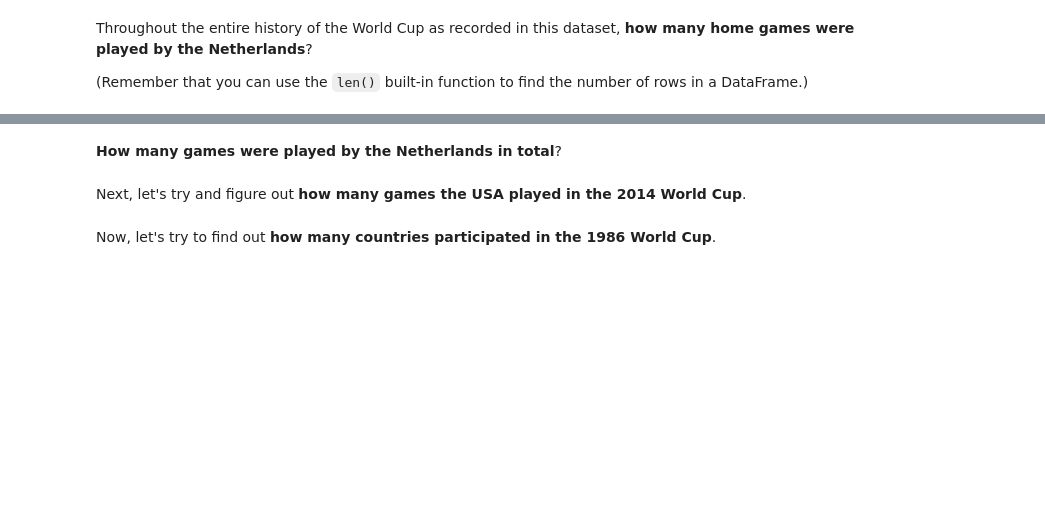
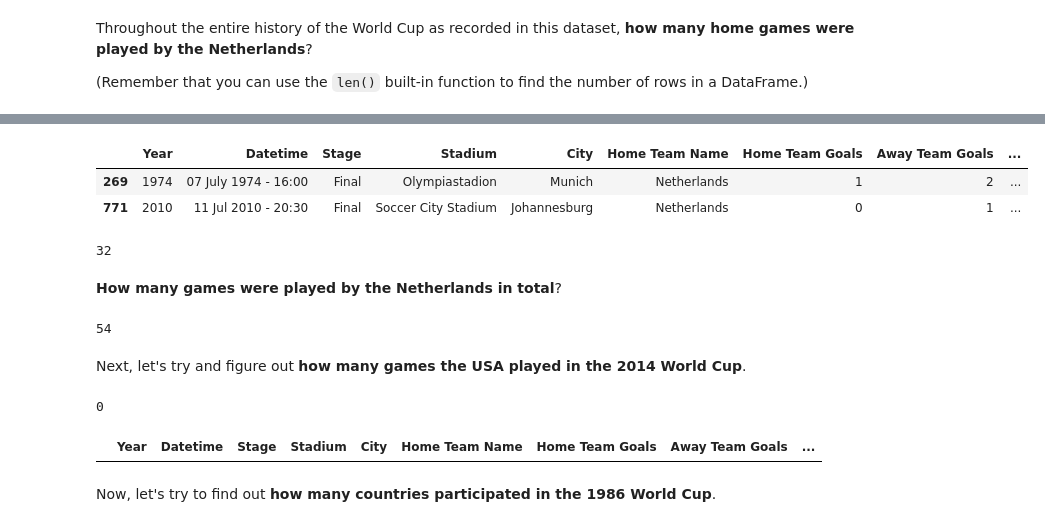
Before and after one commit to Ngamimuli/learning-DVF-PT, a Jupyter notebook: Gloria_Muli_pandaslab_1.ipynb, the cells around one changed output, grey strips where cells are left out. Drawn from its saved outputs; the diff is of its cells as text; code cells hidden in the pictures; blank space fills up the shorter version.

```diff
--- a/Gloria_Muli_pandaslab_1.ipynb
+++ b/Gloria_Muli_pandaslab_1.ipynb
@@ -148,2 +159,14 @@ Throughout the entire history of the World Cup as recorded in this dataset, **ho
+# %%
+df[(df["Home Team Name"] == "Netherlands") & (df["Stage"] == "Final")]
+#this is the dislay of the games played by netherlands
+# %% [output]
+|  | Year | Datetime | Stage | Stadium | City | Home Team Name | Home Team Goals | Away Team Goals | ... |
+| 269 | 1974 | 07 July 1974 - 16:00 | Final | Olympiastadion | Munich | Netherlands | 1 | 2 | ... |
+| 771 | 2010 | 11 Jul 2010 - 20:30 | Final | Soccer City Stadium | Johannesburg | Netherlands | 0 | 1 | ... |
+# %%
+# This the total number of homegames played by Netherlands
+df.loc[df['Home Team Name'] == 'Netherlands', 'Home Team Name'].count()
+# %% [output]
+32
 # %% [markdown]
 **How many games were played by the Netherlands in total**?
@@ -152,2 +173,7 @@ Throughout the entire history of the World Cup as recorded in this dataset, **ho
+# %%
+# the code to total number of games played by netherlands (both homegames and away)
+len(df[(df["Home Team Name"] == "Netherlands") | (df["Away Team Name"] == "Netherlands")])
+# %% [output]
+54
 # %% [markdown]
 Next, let's try and figure out **how many games the USA played in the 2014 World Cup**.
@@ -156,3 +180,13 @@ Next, let's try and figure out **how many games the USA played in the 2014 World
+# %%
+# the number of games played by the USA in the 2014 worldcup
+len(df[(df["Home Team Name"] == "United States of America") | (df["Away Team Name"] == "United States of America")])
+# %% [output]
+0
+# %%
+# the code below has indicated the index of the column and row factor of games played by USA
+df.loc[(df['Home Team Name'] == 'United States of America') + (df['Away Team Name'] == 'United States of America')]
+# %% [output]
+|  | Year | Datetime | Stage | Stadium | City | Home Team Name | Home Team Goals | Away Team Goals | ... |
 # %% [markdown]
 Now, let's try to find out **how many countries participated in the 1986 World Cup**.
 # %% [markdown]
```
Also changed, not shown: parts of 22 cells of this notebook.
